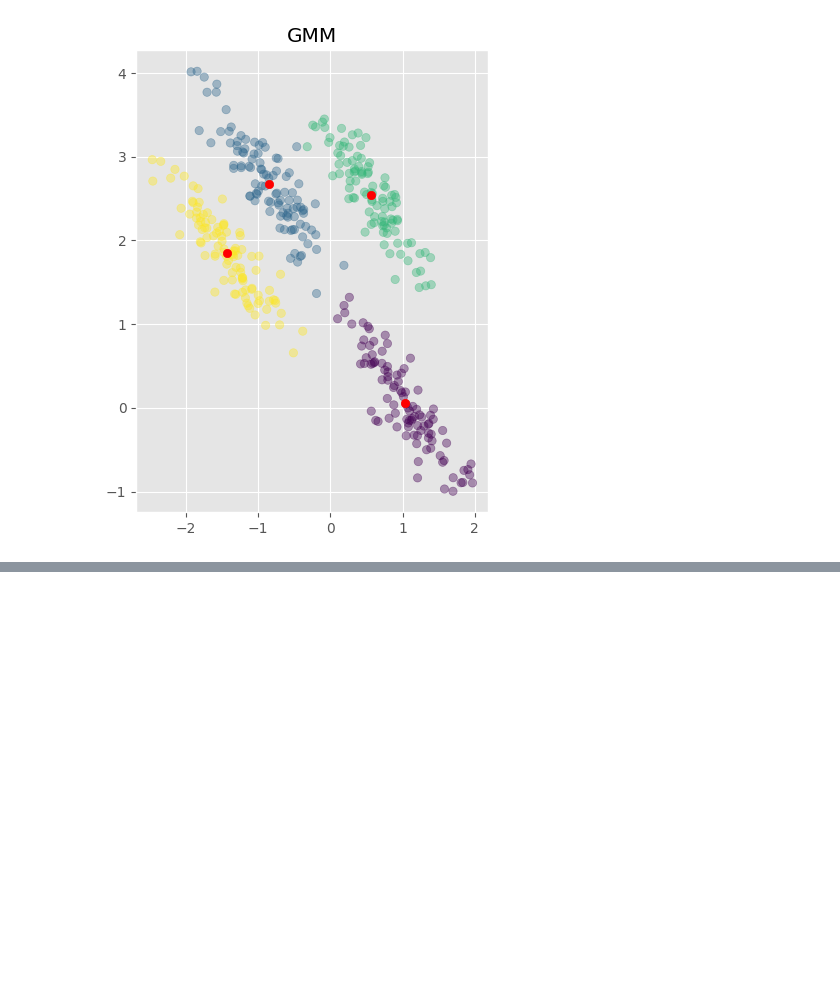
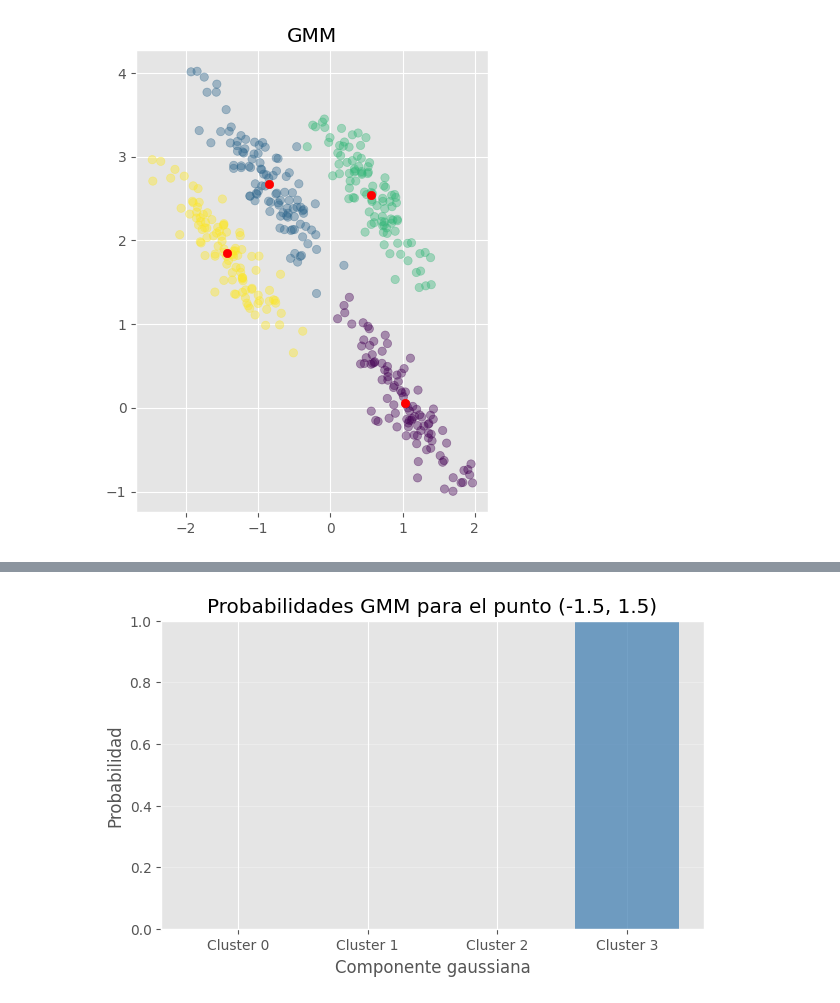
Before and after one commit to Locotin/data-mining, a Jupyter notebook: Actividades/Taller Agrupación/Agrupacion_2.ipynb, the cells around one changed output, grey strips where cells are left out. Cells and saved outputs as stored; diff of their text form; code cells hidden in the pictures; blank space fills up the shorter version.

```diff
--- a/Actividades/Taller Agrupación/Agrupacion_2.ipynb
+++ b/Actividades/Taller Agrupación/Agrupacion_2.ipynb
@@ -107,0 +329,13 @@ plt.tight_layout()
+# %%
+# Probabilidades de pertenencia para el punto (-1.5, 1.5)
+gmm_point = np.array([[-1.5, 1.5]])
+gmm_probabilities = model.predict_proba(gmm_point).flatten()
+gmm_cluster = model.predict(gmm_point)[0]
+
+gmm_probability_table = pd.DataFrame({
+    "Cluster": [f"Cluster {i}" for i in range(len(gmm_probabilities))],
+    "Probabilidad": gmm_probabilities,
+})
+
+display(gmm_probability_table)
+print(f"Cluster asignado: Cluster {gmm_cluster}")
@@ -107,0 +349,12 @@ plt.tight_layout()
+# %%
+# Visualización de las probabilidades del punto evaluado
+plt.figure(figsize=(7, 4))
+plt.bar(gmm_probability_table["Cluster"], gmm_probability_table["Probabilidad"], color="steelblue", alpha=0.75)
+plt.title("Probabilidades GMM para el punto (-1.5, 1.5)")
+plt.xlabel("Componente gaussiana")
+plt.ylabel("Probabilidad")
+plt.ylim(0, 1)
+plt.grid(axis="y", alpha=0.3)
+plt.show()
+# %% [output]
+[figure, added]
```
Also changed, not shown: parts of 37 cells of this notebook, 2 other files.
